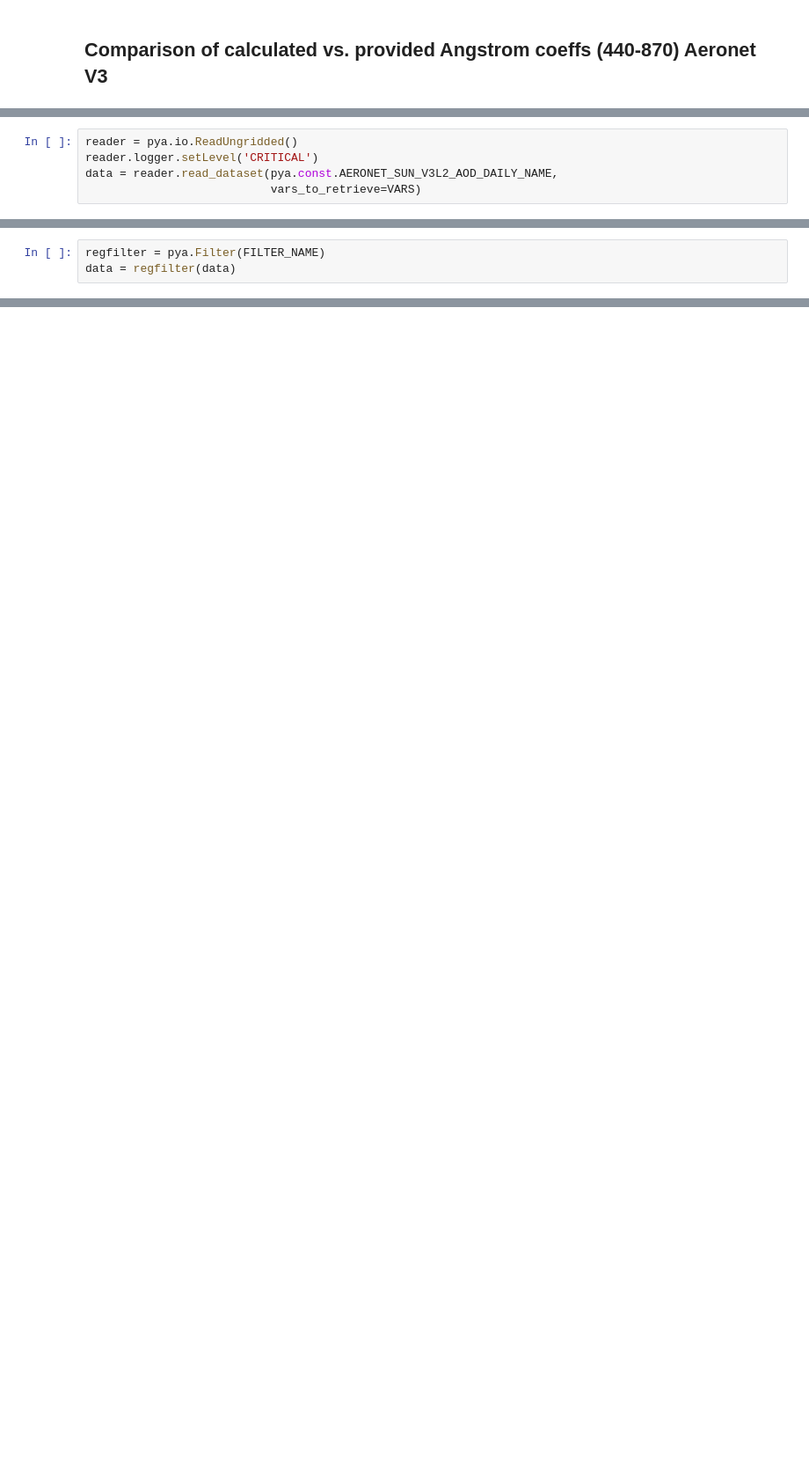
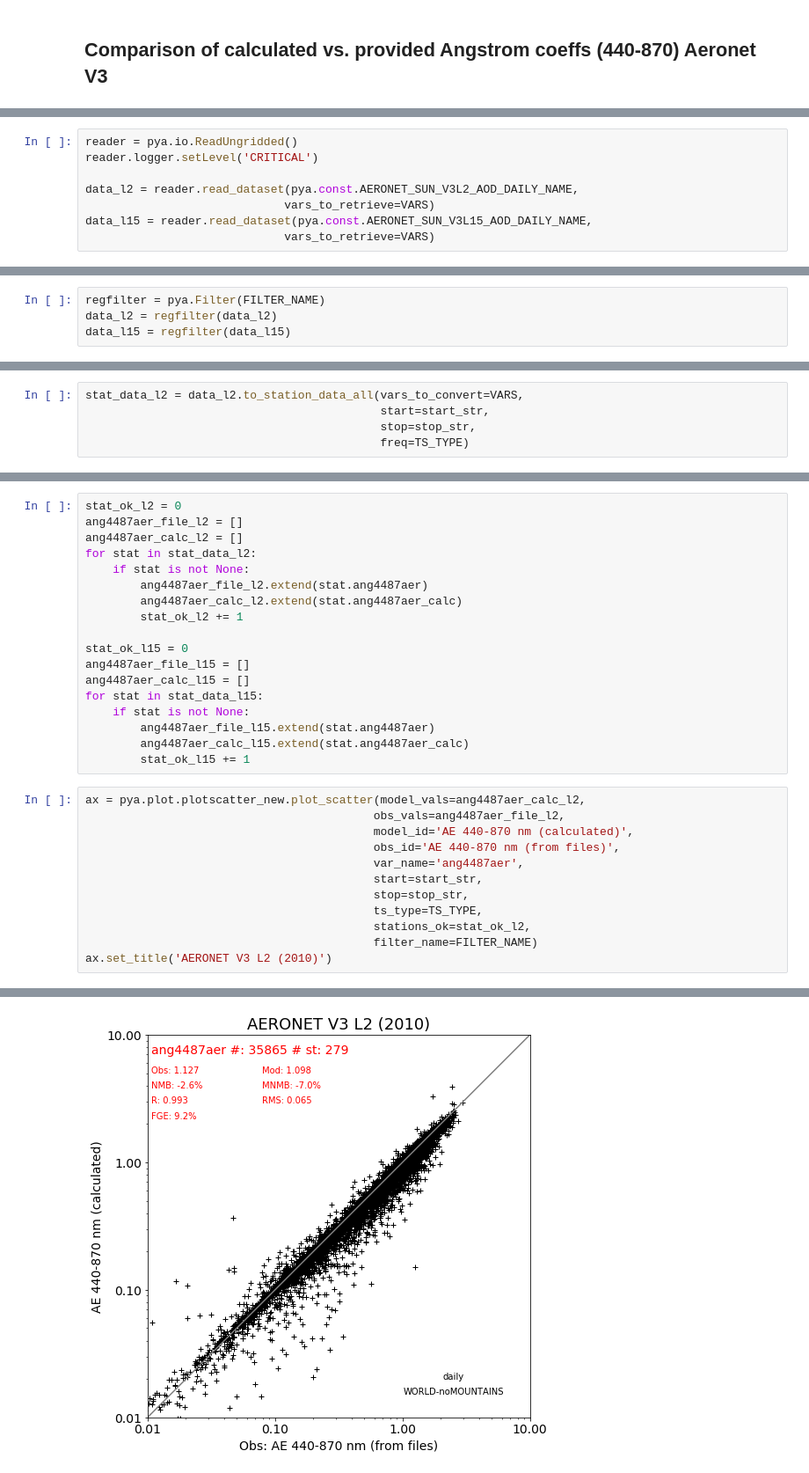
Before and after one commit to jgliss/aerocom_obs_props, a Jupyter notebook: test_scripts/aeronetV3_compare_angstrom.ipynb, the cells around one changed output, grey strips where cells are left out. Shown at 88% size. Saved outputs shown, nothing was run; the diff lists cells and outputs as text; blank space fills up the shorter version.

Commit message:
Added notebooks to compare computed vs. provided Angstrom exponent for Aeronet V2 and V3 data (year 2010, monthly)

```diff
--- a/test_scripts/aeronetV3_compare_angstrom.ipynb
+++ b/test_scripts/aeronetV3_compare_angstrom.ipynb
@@ -15,5 +23,8 @@ geopy library is not available. Aeolus data read not enabled
 # %%
 reader = pya.io.ReadUngridded()
 reader.logger.setLevel('CRITICAL')
-data = reader.read_dataset(pya.const.AERONET_SUN_V3L2_AOD_DAILY_NAME,
-                           vars_to_retrieve=VARS)
+
+data_l2 = reader.read_dataset(pya.const.AERONET_SUN_V3L2_AOD_DAILY_NAME,
+                             vars_to_retrieve=VARS)
+data_l15 = reader.read_dataset(pya.const.AERONET_SUN_V3L15_AOD_DAILY_NAME,
+                             vars_to_retrieve=VARS)
@@ -32,3 +50,4 @@ Total no. of stations: 1165
 # %%
 regfilter = pya.Filter(FILTER_NAME)
-data = regfilter(data)
+data_l2 = regfilter(data_l2)
+data_l15 = regfilter(data_l15)
@@ -54,0 +77,5 @@ print(data)
+# %%
+stat_data_l2 = data_l2.to_station_data_all(vars_to_convert=VARS,
+                                           start=start_str,
+                                           stop=stop_str,
+                                           freq=TS_TYPE)
@@ -54,0 +89,31 @@ print(data)
+# %%
+stat_ok_l2 = 0
+ang4487aer_file_l2 = []
+ang4487aer_calc_l2 = []
+for stat in stat_data_l2:
+    if stat is not None:
+        ang4487aer_file_l2.extend(stat.ang4487aer)
+        ang4487aer_calc_l2.extend(stat.ang4487aer_calc)
+        stat_ok_l2 += 1
+
+stat_ok_l15 = 0
+ang4487aer_file_l15 = []
+ang4487aer_calc_l15 = []
+for stat in stat_data_l15:
+    if stat is not None:
+        ang4487aer_file_l15.extend(stat.ang4487aer)
+        ang4487aer_calc_l15.extend(stat.ang4487aer_calc)
+        stat_ok_l15 += 1
+# %%
+ax = pya.plot.plotscatter_new.plot_scatter(model_vals=ang4487aer_calc_l2,
+                                          obs_vals=ang4487aer_file_l2,
+                                          model_id='AE 440-870 nm (calculated)',
+                                          obs_id='AE 440-870 nm (from files)',
+                                          var_name='ang4487aer',
+                                          start=start_str,
+                                          stop=stop_str,
+                                          ts_type=TS_TYPE,
+                                          stations_ok=stat_ok_l2,
+                                          filter_name=FILTER_NAME)
+ax.set_title('AERONET V3 L2 (2010)')
+# %% [output]
@@ -54,0 +121 @@ print(data)
+[figure, added]
```
Also changed, not shown: parts of 15 cells of this notebook, 3 other files.
